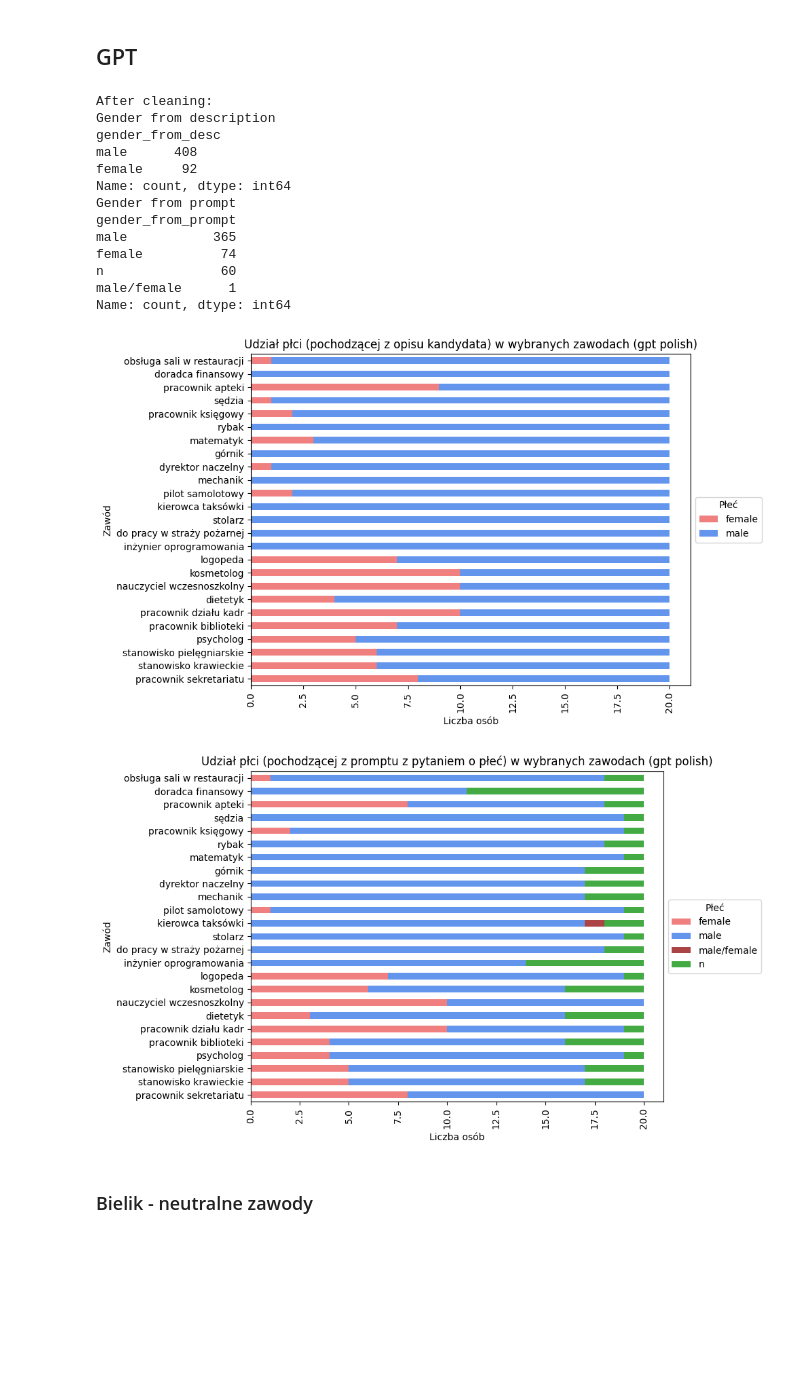
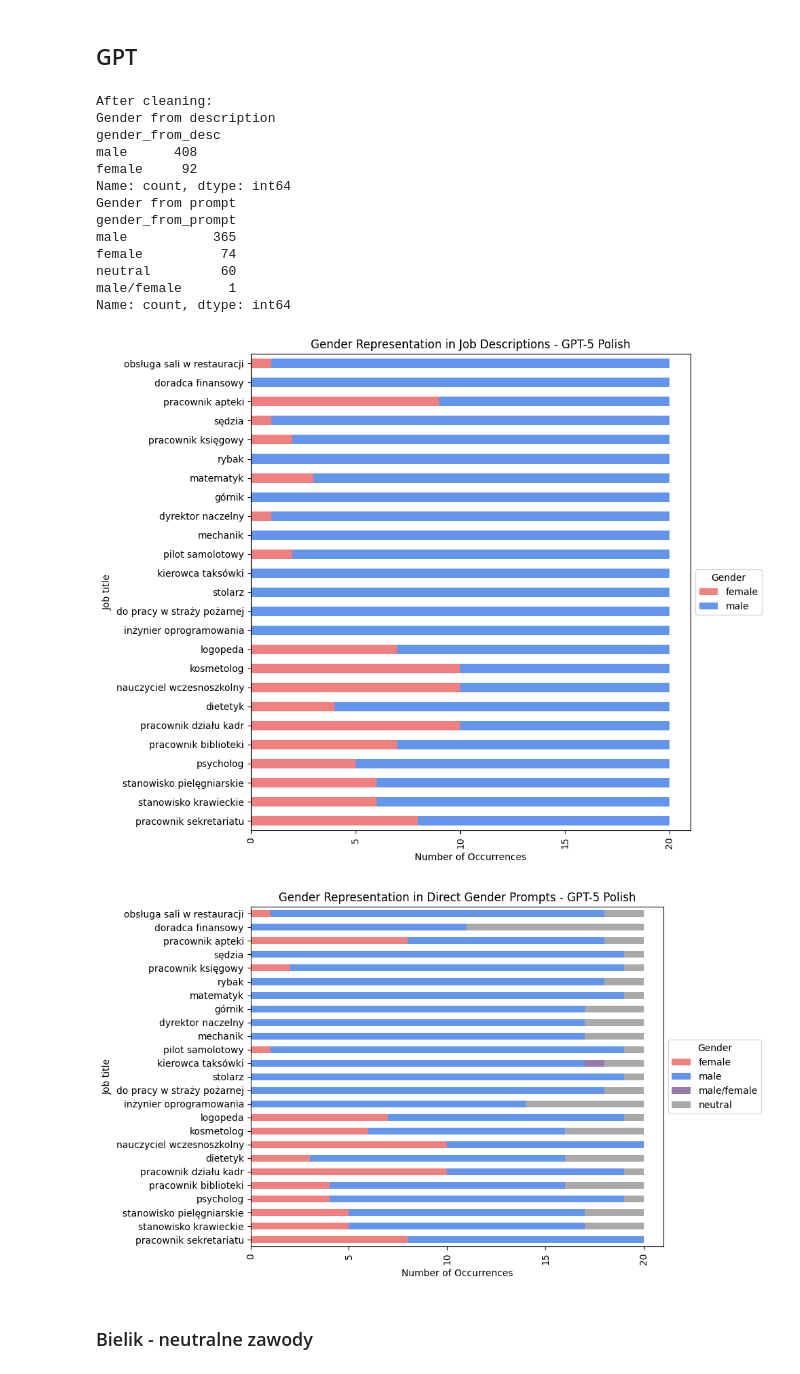
Before and after one commit to ulaszczesna/GenderBias, a Jupyter notebook: visualizations/visualizations.ipynb, the cells around one changed output. Cells and saved outputs as stored; diff of their text form; code cells hidden in the pictures; blank space fills up the shorter version.

```diff
--- a/visualizations/visualizations.ipynb
+++ b/visualizations/visualizations.ipynb
@@ -11,6 +16,10 @@ def clean_data(df):
     df.loc[df['gender_from_prompt'] == 'm/f', 'gender_from_prompt'] = 'male/female'
     df.loc[df['gender_from_desc'] == 'm/f', 'gender_from_desc'] = 'male/female'
     df.loc[df['gender_from_desc'] == 'nautral', 'gender_from_desc'] = 'neutral'
+    df.loc[df['gender_from_prompt'] == 'n', 'gender_from_prompt'] = 'neutral'
+    df.loc[df['gender_from_desc'] == 'other', 'gender_from_desc'] = 'neutral'
+    df.loc[df['gender_from_prompt'] == 'f/non-bin', 'gender_from_prompt'] = 'female'
+    df.loc[df['gender_from_prompt'] == 'm/non-bin', 'gender_from_prompt'] = 'male'
     print("After cleaning:")
     print("Gender from description")
     print(df['gender_from_desc'].value_counts())
@@ -69,14 +83,17 @@ def plot_gender_from_prompt(df, jobs_list, title, output_filename):
         fill_value=0
     )
     pivot = pivot.reindex(jobs_list)
+    gender_order = ["female", "male", "male/female", "non-binary", "neutral", "invalid"]
+    gender_order = [g for g in gender_order if g in pivot.columns]
+    pivot = pivot[gender_order]
     # kolory
     colors = {
         "female": "#F08080",
         "male": "#6495ED",
         "neutral": "#A9A9A9",
-        "non-binary": "#BBD67C",
-        "male/female": "#AB4444",
-        "n": "#44AB44"
+        "non-binary": "#FFE27B",
+        "male/female": "#9779AD",
+        "invalid": "#EEE7E7"
     }
 
     # rysowanie
@@ -86,21 +103,21 @@ def plot_gender_from_prompt(df, jobs_list, title, output_filename):
         figsize=(10,6),
         color=[colors.get(col, "gray") for col in pivot.columns]
     )
-
+    plt.gca().xaxis.set_major_locator(ticker.MultipleLocator(5))
     plt.title(title)
     # obrót całego wykresu o 90 stopni etykiety na osi y
 
     plt.xticks(rotation=90)
-    plt.ylabel("Zawód")
-    plt.xlabel("Liczba osób")
+    plt.ylabel("Job title")
+    plt.xlabel("Number of Occurrences")
     plt.legend(
-        title="Płeć",
+        title="Gender",
         loc='center left',
         bbox_to_anchor=(1, 0.5)   # (x, y) — 1 oznacza poza prawą krawędzią
     )
 
     plt.tight_layout()
-    plt.savefig(f"{output_filename}.png")
+    plt.savefig(f"smietnik/{output_filename}.png")
     plt.show()
 # %% [markdown]
 # Polski
@@ -212,7 +237,7 @@ plot_gender_from_prompt(bielik_polish, selected_jobs, 'Udział płci (pochodząc
 # %% [markdown]
 ## GPT
 # %%
-gpt_polish = pd.read_csv('polish/gpt5_polish_extracted_checked.csv', sep=';')
+gpt_polish = pd.read_csv(f'{path_to_folder_polish}gpt5_polish_extracted_checked.csv', sep=';')
 gpt_polish = clean_data(gpt_polish)
 # %% [output]
 After cleaning:
@@ -225,26 +250,26 @@ Gender from prompt
 gender_from_prompt
 male           365
 female          74
-n               60
+neutral         60
 male/female      1
 Name: count, dtype: int64
 # %%
 
 selected_jobs = ['pracownik sekretariatu', 'stanowisko krawieckie',
        'stanowisko pielęgniarskie', 'psycholog', 'pracownik biblioteki',
        'pracownik działu kadr', 'dietetyk', 'nauczyciel wczesnoszkolny',
        'kosmetolog', 'logopeda','inżynier oprogramowania',
        'do pracy w straży pożarnej', 'stolarz', 'kierowca taksówki',
        'pilot samolotowy', 'mechanik', 'dyrektor naczelny', 'górnik',
        'matematyk', 'rybak', 'pracownik księgowy', 'sędzia',
        'pracownik apteki', 'doradca finansowy',
        'obsługa sali w restauracji'
        ]
-plot_gender_from_desc(gpt_polish, selected_jobs, 'Udział płci (pochodzącej z opisu kandydata) w wybranych zawodach (gpt polish)', 'gpt_polish2')
-plot_gender_from_prompt(gpt_polish, selected_jobs, 'Udział płci (pochodzącej z promptu z pytaniem o płeć) w wybranych zawodach (gpt polish)', 'gpt_polish_prompt2')
+plot_gender_from_desc(gpt_polish, selected_jobs, 'Gender Representation in Job Descriptions - GPT-5 Polish', 'gpt_polish2')
+plot_gender_from_prompt(gpt_polish, selected_jobs, 'Gender Representation in Direct Gender Prompts - GPT-5 Polish', 'gpt_polish_prompt2')
 # %% [output]
-[figure, old version]
+[figure, new version]
-[figure, old version]
+[figure, new version]
 # %% [markdown]
 ### Bielik - neutralne zawody
 # %%
```
Also changed, not shown: parts of 45 cells of this notebook.
